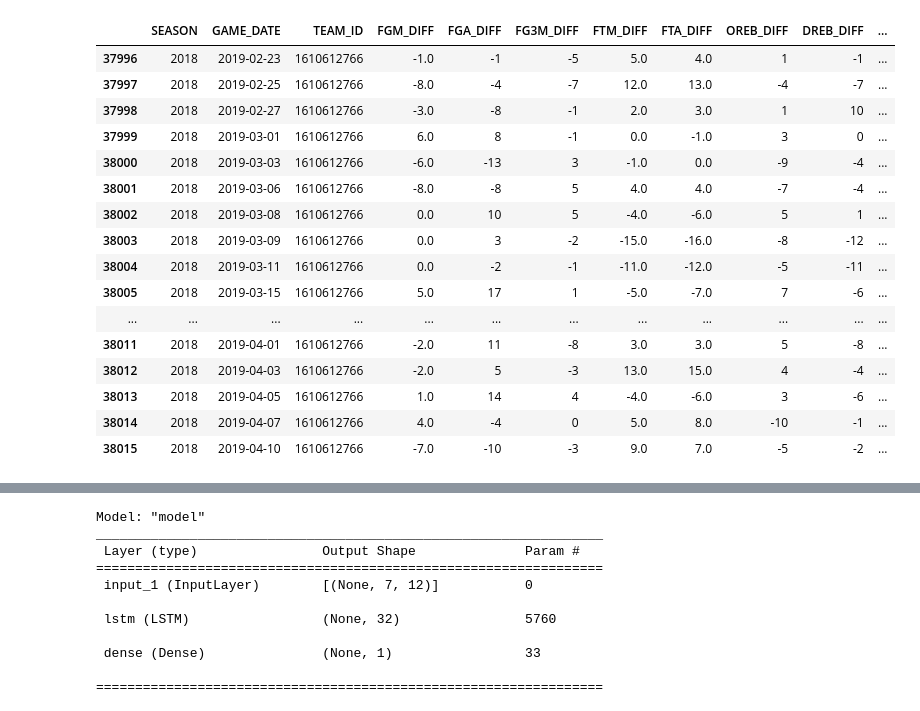
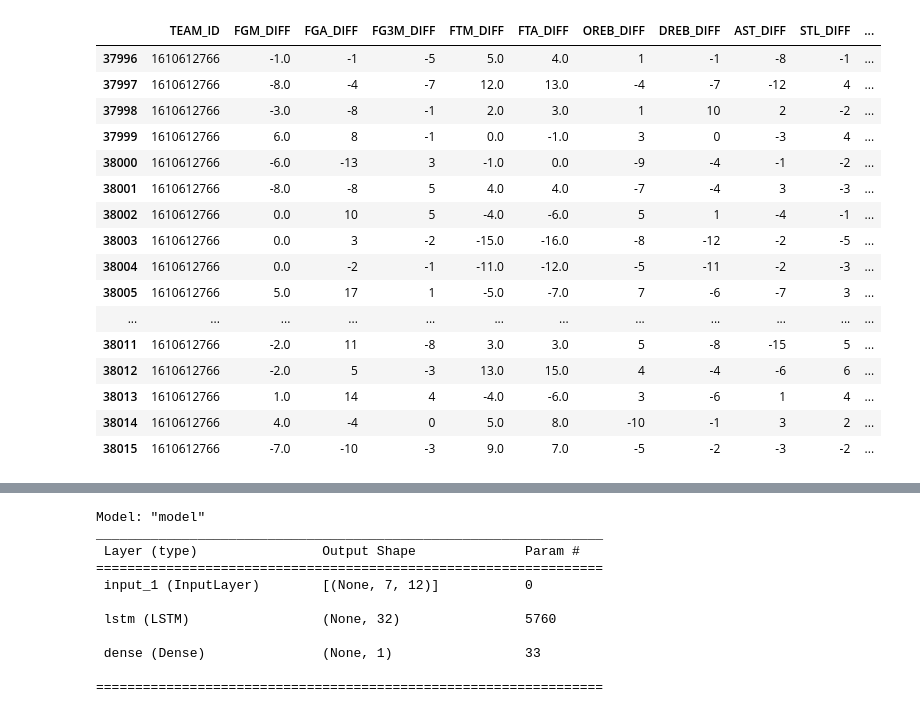
Before and after one commit to Tjrichards1300/NBAPredictions, a Jupyter notebook: code/Models/LSTM.ipynb, the cells around one changed output, grey strips where cells are left out. Drawn from its saved outputs; the diff is of its cells as text; code cells hidden in the pictures.

```diff
--- a/code/Models/LSTM.ipynb
+++ b/code/Models/LSTM.ipynb
@@ -12,25 +12,25 @@ min_season = 2011
 # Try with a shorter season
 df = df[df['SEASON'] >= min_season]
 # %%
-df.tail(20)
+df.iloc[:,2:].tail(20)
 # %% [output]
-|  | SEASON | GAME_DATE | TEAM_ID | FGM_DIFF | FGA_DIFF | FG3M_DIFF | FTM_DIFF | FTA_DIFF | OREB_DIFF | DREB_DIFF | ... |
-| 37996 | 2018 | 2019-02-23 | 1610612766 | -1.0 | -1 | -5 | 5.0 | 4.0 | 1 | -1 | ... |
-| 37997 | 2018 | 2019-02-25 | 1610612766 | -8.0 | -4 | -7 | 12.0 | 13.0 | -4 | -7 | ... |
-| 37998 | 2018 | 2019-02-27 | 1610612766 | -3.0 | -8 | -1 | 2.0 | 3.0 | 1 | 10 | ... |
-| 37999 | 2018 | 2019-03-01 | 1610612766 | 6.0 | 8 | -1 | 0.0 | -1.0 | 3 | 0 | ... |
-| 38000 | 2018 | 2019-03-03 | 1610612766 | -6.0 | -13 | 3 | -1.0 | 0.0 | -9 | -4 | ... |
-| 38001 | 2018 | 2019-03-06 | 1610612766 | -8.0 | -8 | 5 | 4.0 | 4.0 | -7 | -4 | ... |
-| 38002 | 2018 | 2019-03-08 | 1610612766 | 0.0 | 10 | 5 | -4.0 | -6.0 | 5 | 1 | ... |
-| 38003 | 2018 | 2019-03-09 | 1610612766 | 0.0 | 3 | -2 | -15.0 | -16.0 | -8 | -12 | ... |
-| 38004 | 2018 | 2019-03-11 | 1610612766 | 0.0 | -2 | -1 | -11.0 | -12.0 | -5 | -11 | ... |
-| 38005 | 2018 | 2019-03-15 | 1610612766 | 5.0 | 17 | 1 | -5.0 | -7.0 | 7 | -6 | ... |
+|  | TEAM_ID | FGM_DIFF | FGA_DIFF | FG3M_DIFF | FTM_DIFF | FTA_DIFF | OREB_DIFF | DREB_DIFF | AST_DIFF | STL_DIFF | ... |
+| 37996 | 1610612766 | -1.0 | -1 | -5 | 5.0 | 4.0 | 1 | -1 | -8 | -1 | ... |
+| 37997 | 1610612766 | -8.0 | -4 | -7 | 12.0 | 13.0 | -4 | -7 | -12 | 4 | ... |
+| 37998 | 1610612766 | -3.0 | -8 | -1 | 2.0 | 3.0 | 1 | 10 | 2 | -2 | ... |
+| 37999 | 1610612766 | 6.0 | 8 | -1 | 0.0 | -1.0 | 3 | 0 | -3 | 4 | ... |
+| 38000 | 1610612766 | -6.0 | -13 | 3 | -1.0 | 0.0 | -9 | -4 | -1 | -2 | ... |
+| 38001 | 1610612766 | -8.0 | -8 | 5 | 4.0 | 4.0 | -7 | -4 | 3 | -3 | ... |
+| 38002 | 1610612766 | 0.0 | 10 | 5 | -4.0 | -6.0 | 5 | 1 | -4 | -1 | ... |
+| 38003 | 1610612766 | 0.0 | 3 | -2 | -15.0 | -16.0 | -8 | -12 | -2 | -5 | ... |
+| 38004 | 1610612766 | 0.0 | -2 | -1 | -11.0 | -12.0 | -5 | -11 | -2 | -3 | ... |
+| 38005 | 1610612766 | 5.0 | 17 | 1 | -5.0 | -7.0 | 7 | -6 | -7 | 3 | ... |
 | ... | ... | ... | ... | ... | ... | ... | ... | ... | ... | ... | ... |
-| 38011 | 2018 | 2019-04-01 | 1610612766 | -2.0 | 11 | -8 | 3.0 | 3.0 | 5 | -8 | ... |
-| 38012 | 2018 | 2019-04-03 | 1610612766 | -2.0 | 5 | -3 | 13.0 | 15.0 | 4 | -4 | ... |
-| 38013 | 2018 | 2019-04-05 | 1610612766 | 1.0 | 14 | 4 | -4.0 | -6.0 | 3 | -6 | ... |
-| 38014 | 2018 | 2019-04-07 | 1610612766 | 4.0 | -4 | 0 | 5.0 | 8.0 | -10 | -1 | ... |
-| 38015 | 2018 | 2019-04-10 | 1610612766 | -7.0 | -10 | -3 | 9.0 | 7.0 | -5 | -2 | ... |
+| 38011 | 1610612766 | -2.0 | 11 | -8 | 3.0 | 3.0 | 5 | -8 | -15 | 5 | ... |
+| 38012 | 1610612766 | -2.0 | 5 | -3 | 13.0 | 15.0 | 4 | -4 | -6 | 6 | ... |
+| 38013 | 1610612766 | 1.0 | 14 | 4 | -4.0 | -6.0 | 3 | -6 | 1 | 4 | ... |
+| 38014 | 1610612766 | 4.0 | -4 | 0 | 5.0 | 8.0 | -10 | -1 | 3 | 2 | ... |
+| 38015 | 1610612766 | -7.0 | -10 | -3 | 9.0 | 7.0 | -5 | -2 | -3 | -2 | ... |
 # %%
 split_fraction = 0.80
 step = 1
```
Also changed, not shown: parts of 8 cells of this notebook, 3 other files.
